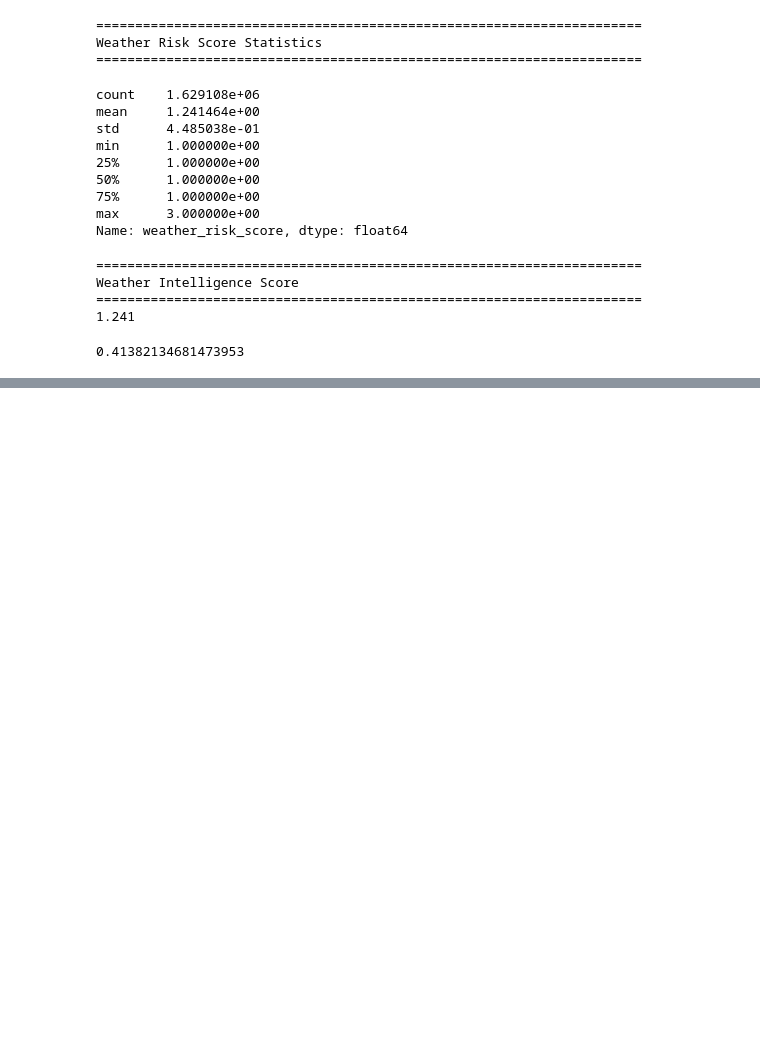
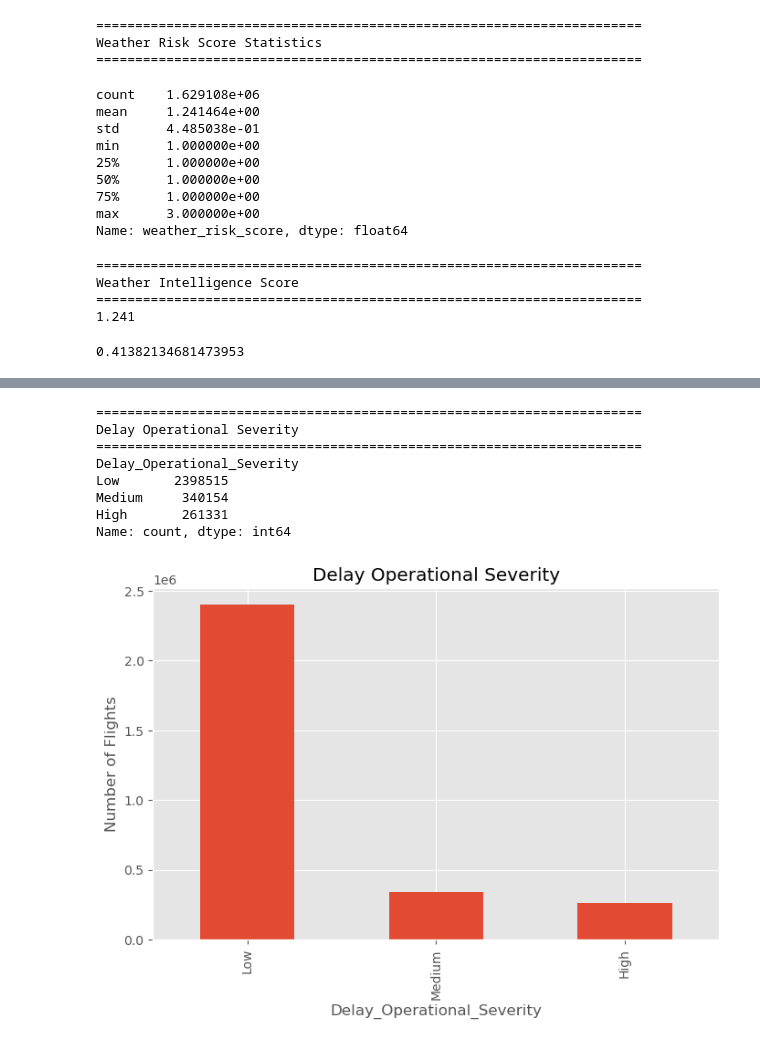
Before and after one commit to darshan-vgithub/Intelligent-Flight-Operations-Analytics-and-Decision-Support-Dashboard, a Jupyter notebook: notebooks/13_Hybrid_AI_Risk_Assessment_Engine.ipynb, the cells around one changed output, grey strips where cells are left out. Drawn from its saved outputs; the diff is of its cells as text; code cells hidden in the pictures; blank space fills up the shorter version.

```diff
--- a/notebooks/13_Hybrid_AI_Risk_Assessment_Engine.ipynb
+++ b/notebooks/13_Hybrid_AI_Risk_Assessment_Engine.ipynb
@@ -515,0 +571,28 @@ weather_summary
+# %%
+print("="*70)
+print("Delay Operational Severity")
+print("="*70)
+
+delay_severity = delay_df["Delay_Operational_Severity"].value_counts()
+
+print(delay_severity)
+
+plt.figure(figsize=(8,5))
+
+delay_severity.plot(kind="bar")
+
+plt.title("Delay Operational Severity")
+
+plt.ylabel("Number of Flights")
+
+plt.show()
+# %% [output]
+======================================================================
+Delay Operational Severity
+======================================================================
+Delay_Operational_Severity
+Low       2398515
+Medium     340154
+High       261331
+Name: count, dtype: int64
+[figure, added]
```
Also changed, not shown: parts of 37 cells of this notebook.
